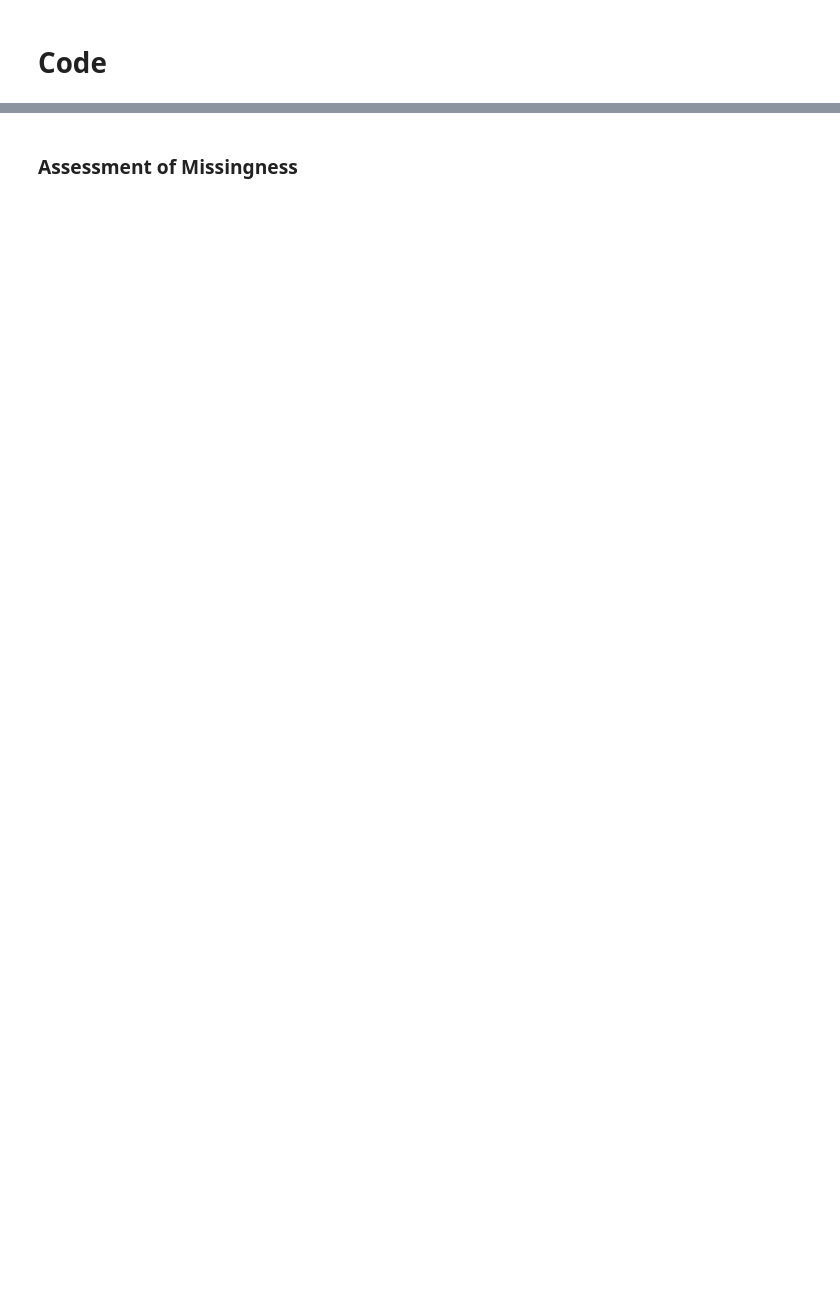
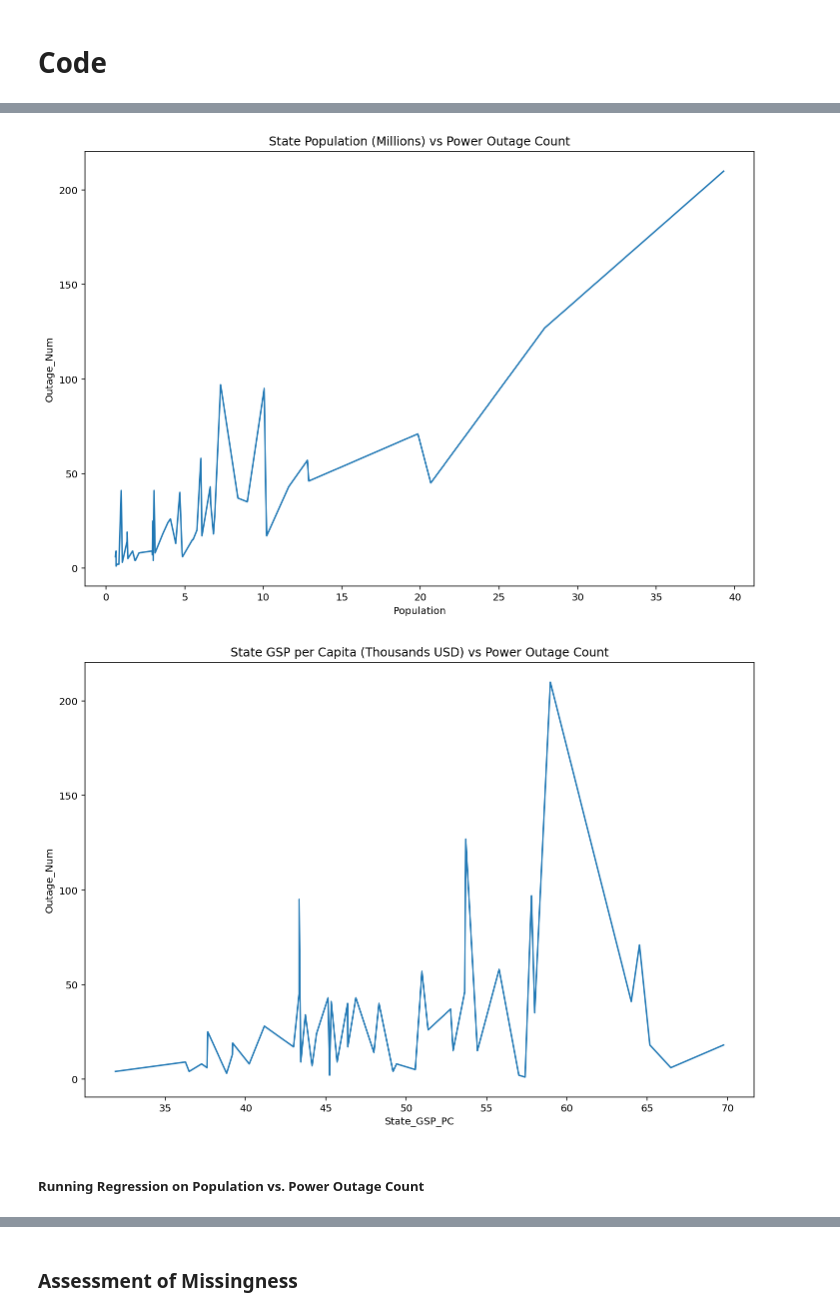
Before and after one commit to zaki1503/dsc80-2022-fa, a Jupyter notebook: projects/03-topic/assignment/outages.ipynb, the cells around one changed output, grey strips where cells are left out. Drawn from its saved outputs; the diff is of its cells as text; code cells hidden in the pictures; blank space fills up the shorter version.

```diff
--- a/projects/03-topic/assignment/outages.ipynb
+++ b/projects/03-topic/assignment/outages.ipynb
@@ -58,0 +302,19 @@ import seaborn as sns
+# %%
+plt.figure(figsize=(12, 8))
+sb_line = sns.lineplot(
+    data=by_state,
+    x= "Population",
+    y="Outage_Num",
+    ).set(title = "State Population (Millions) vs Power Outage Count")
+
+plt.figure(figsize=(12, 8))
+sb_line = sns.lineplot(
+    data=by_state,
+    x= "State_GSP_PC",
+    y="Outage_Num",
+    ).set(title = "State GSP per Capita (Thousands USD) vs Power Outage Count")
+# %% [output]
+[figure, added]
+[figure, added]
+# %% [markdown]
+##### Running Regression on Population vs. Power Outage Count
```
Also changed, not shown: parts of 24 cells of this notebook, 2 other files.
